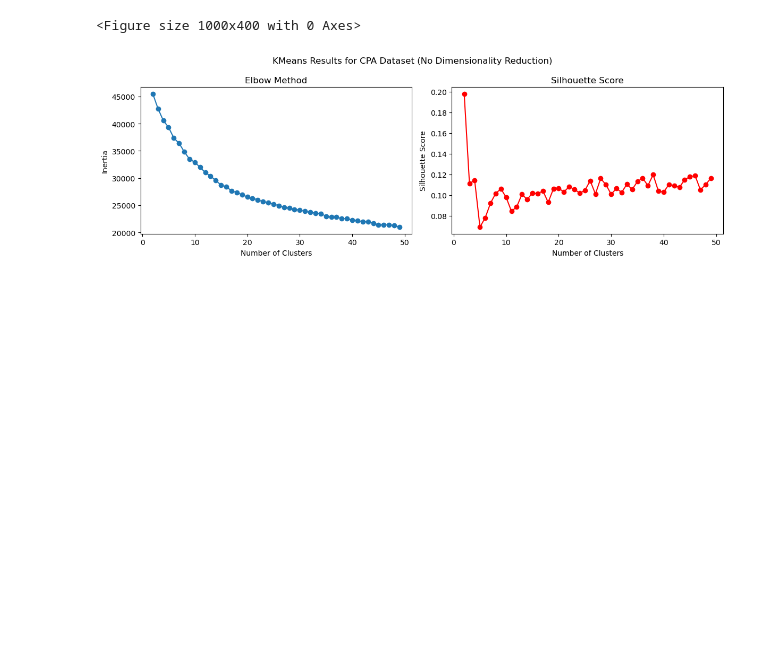
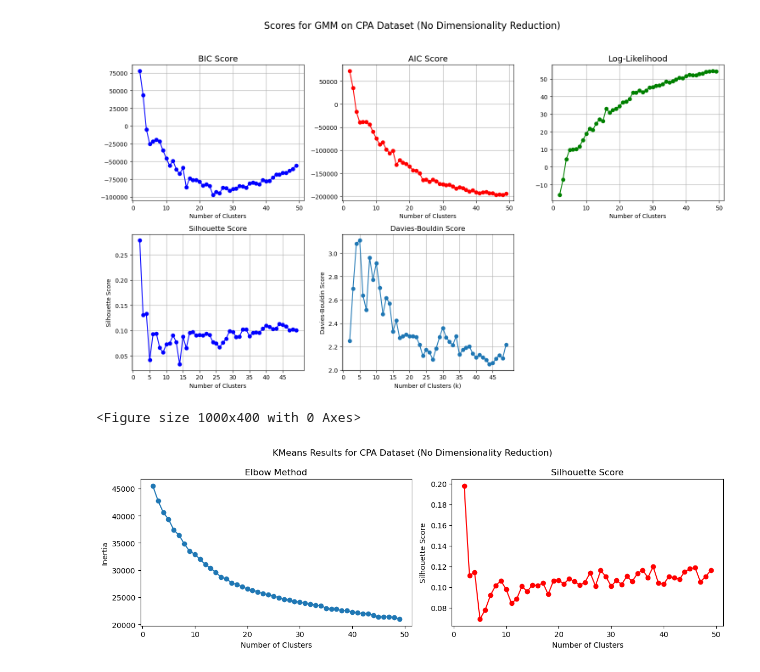
Before and after one commit to nico-medellin/Studying-the-Effects-of-Clustering-and-Dimension-Reduction-on-Neural-Network-Performance, a Jupyter notebook: assignment_3.ipynb, the cells around one changed output. Drawn from its saved outputs; the diff is of its cells as text; code cells hidden in the pictures; blank space fills up the shorter version.

```diff
--- a/assignment_3.ipynb
+++ b/assignment_3.ipynb
@@ -52 +264,15 @@ features = data.drop(columns=['NumStorePurchases', 'HighTrafficShopper'])
+# %%
+gmm_results = evaluate_gmm_clustering(normalized_features, k_range=range(2, 50), random_state=30)
+# %%
+plot_gmm_scores(
+    gmm_results["k_values"],
+    gmm_results["bic"],
+    gmm_results["aic"],
+    gmm_results["log_likelihood"],
+    gmm_results["silhouette"],
+    gmm_results["davies_bouldin"],
+    title_prefix="GMM on CPA Dataset (No Dimensionality Reduction)"
+)
+# %% [output]
+[figure, added]
 # %%
```
Also changed, not shown: parts of 9 cells of this notebook, 42 other files.
